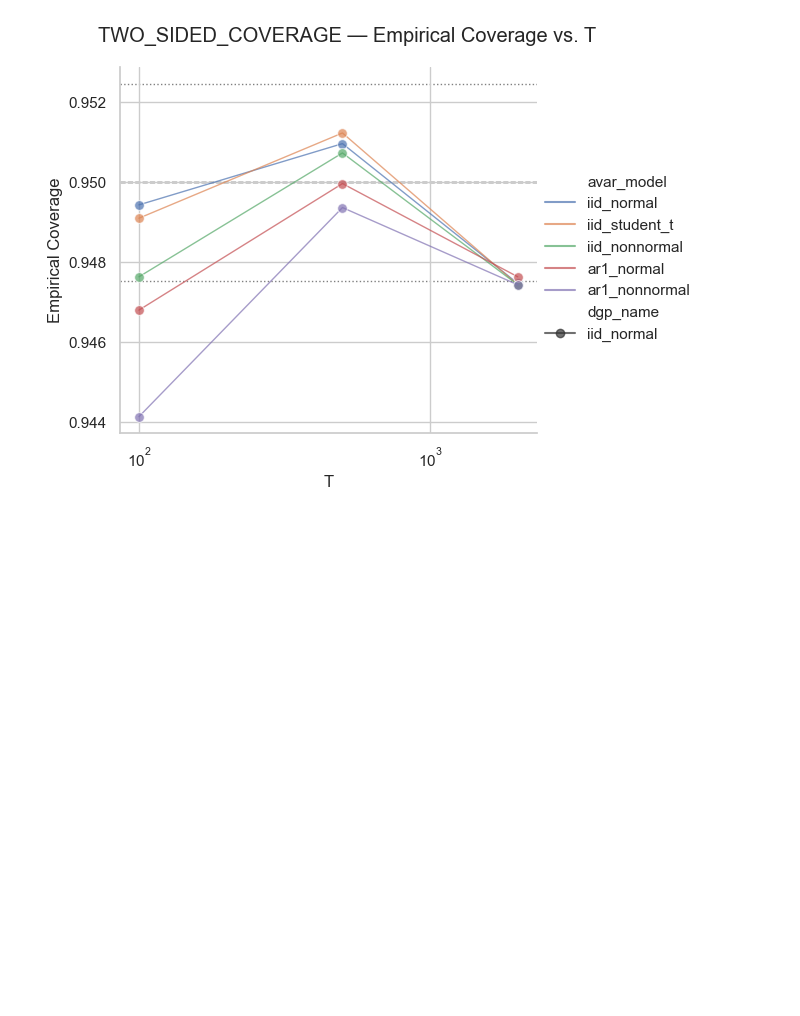
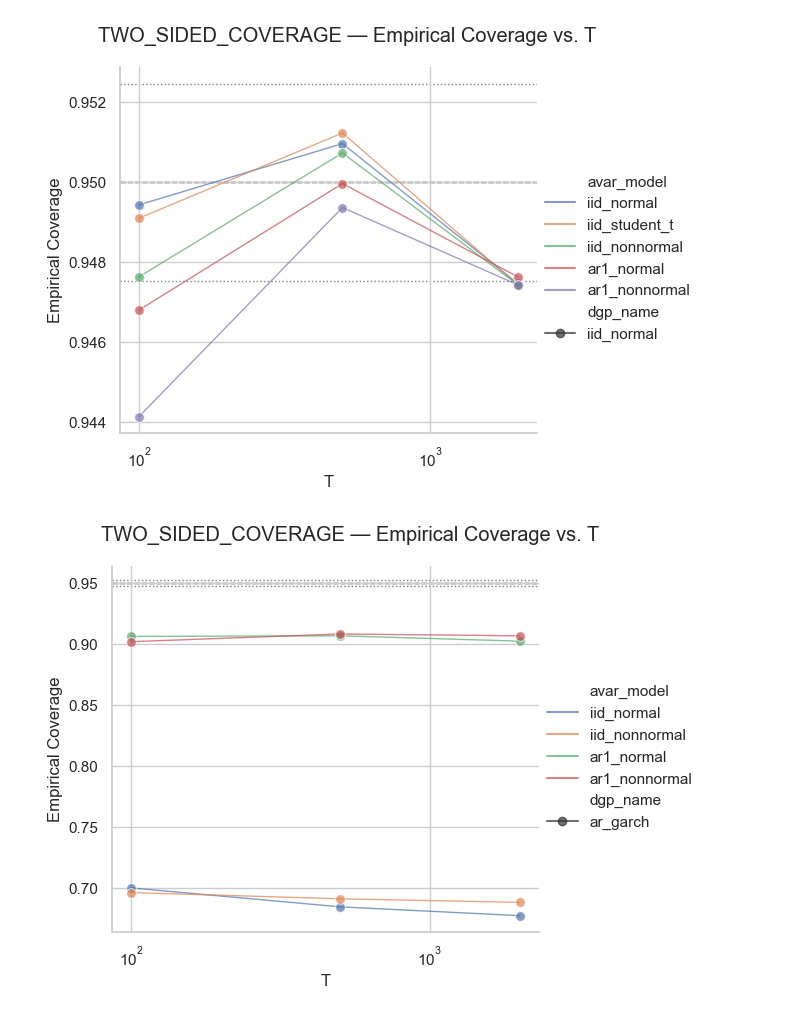
Before and after one commit to Fabro2701/sharpe_ratio_TFM, a Jupyter notebook: notebooks/presentation/coverage.ipynb, the cells around one changed output. Drawn from its saved outputs; the diff is of its cells as text; code cells hidden in the pictures; blank space fills up the shorter version.

Commit message:
serial_hetero exp intro

```diff
--- a/notebooks/presentation/coverage.ipynb
+++ b/notebooks/presentation/coverage.ipynb
@@ -32,6 +36,10 @@ scenarios = {
         ["iid_normal"],
         ["iid_normal", "iid_student_t", "iid_nonnormal", "ar1_normal", "ar1_nonnormal"],
     ),
+    "serial_hetero": (
+        ["ar_garch"],
+        ["iid_normal", "iid_nonnormal", "ar1_normal", "ar1_nonnormal"],
+    ),
 }
 
 parameters = {
@@ -116,6 +124,16 @@ experiments = {
         n_default  = N_SIM,
         n_jobs = N_JOBS,
     ),
+    "serial_hetero": ExperimentSpec(
+        scenario   = scenarios["serial_hetero"],
+        param_name = "T",
+        param_values = parameters["T"],
+        study_type = StudyType.TWO_SIDED_COVERAGE,
+        calib_sigma   = 1.0,
+        th_moments = False,
+        n_default  = N_SIM,
+        n_jobs = N_JOBS,
+    ),
 }
 # %% [markdown]
 ---
@@ -202,3 +221,9 @@ run_analysis(experiments, "efficiency", alpha=0.05, plot_mask=[0,0,1],
              dict(log=True,))
 # %% [output]
 [figure]
+# %%
+run_analysis(experiments, "serial_hetero", alpha=0.05, plot_mask=[0,0,1],
+             line_plot_kargs=line_plot_kargs |
+             dict(log=True,))
+# %% [output]
+[figure, added]
```
Also changed, not shown: parts of 2 cells of this notebook.
